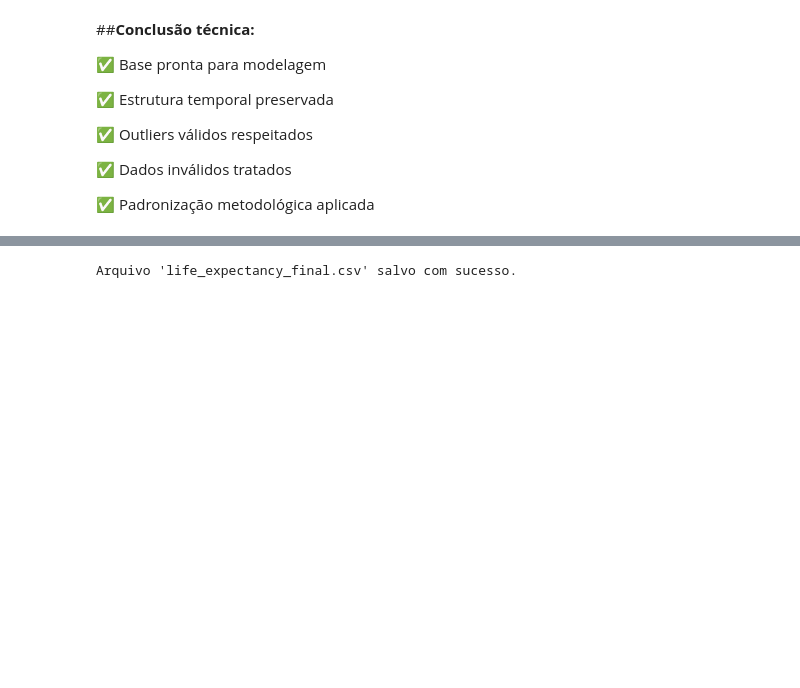
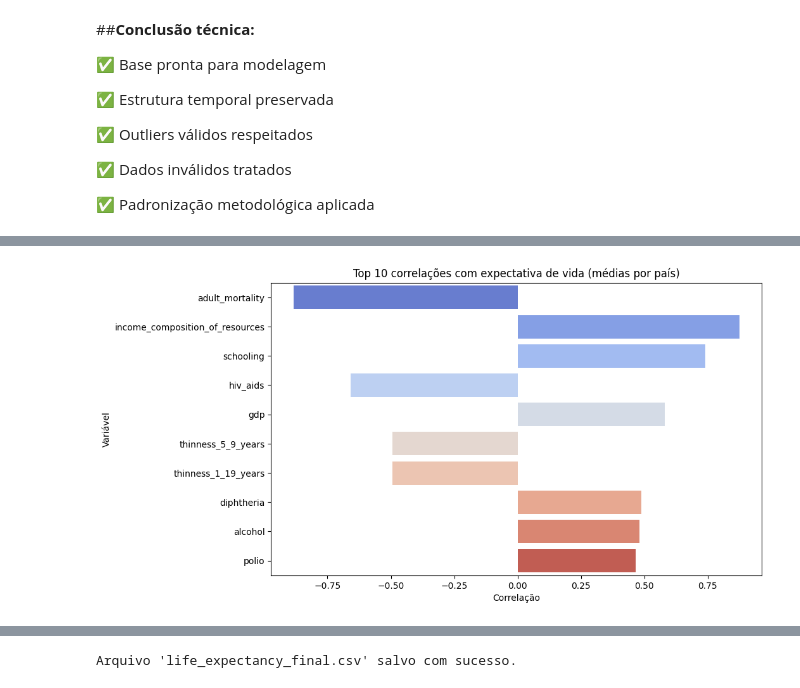
Before and after one commit to PauloVBernardo/life_expectancy_eda, a Jupyter notebook: notebooks/Expectativa_vida.ipynb, the cells around one changed output, grey strips where cells are left out. Saved outputs shown, nothing was run; the diff lists cells and outputs as text; code cells hidden in the pictures; blank space fills up the shorter version.

```diff
--- a/notebooks/Expectativa_vida.ipynb
+++ b/notebooks/Expectativa_vida.ipynb
@@ -1769,0 +1982,24 @@ dtype: int64
+# %%
+
+df_country_mean = df_imputed.groupby("country", observed=True).mean(numeric_only=True)
+
+df_country_mean = df_country_mean.drop(columns=["year"], errors="ignore")
+
+corr_target = df_country_mean.corr()["life_expectancy"].drop("life_expectancy")
+
+top_corr = corr_target.reindex(corr_target.abs().sort_values(ascending=False).index)[:10]
+
+plt.figure(figsize=(10,6))
+sns.barplot(
+    x=top_corr.values,
+    y=top_corr.index,
+    hue=top_corr.index,
+    palette="coolwarm",
+    legend=False
+)
+plt.title("Top 10 correlações com expectativa de vida (médias por país)")
+plt.xlabel("Correlação")
+plt.ylabel("Variável")
+plt.show()
+# %% [output]
+[figure, added]
```
Also changed, not shown: parts of 52 cells of this notebook, 4 other files.
